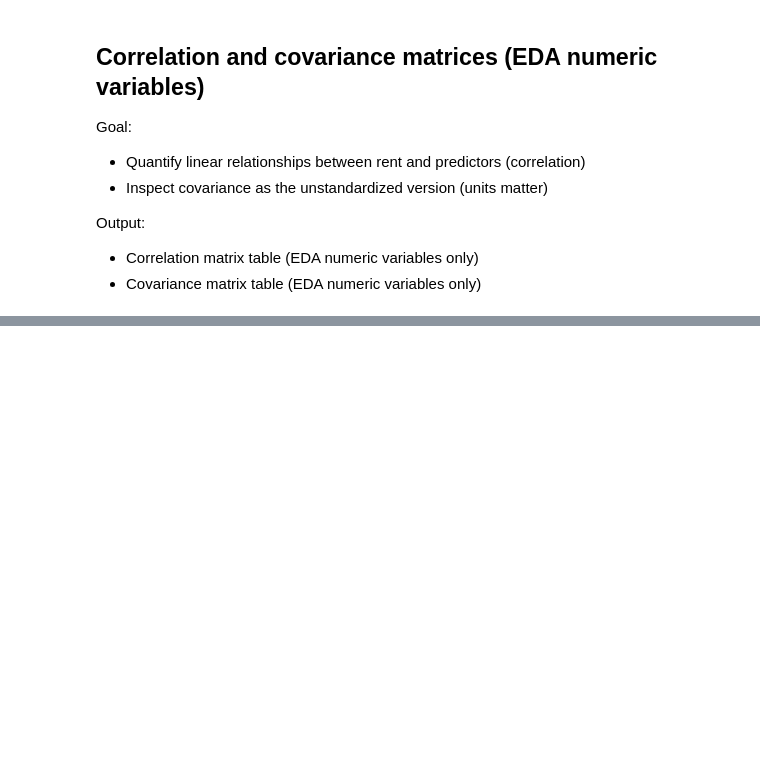
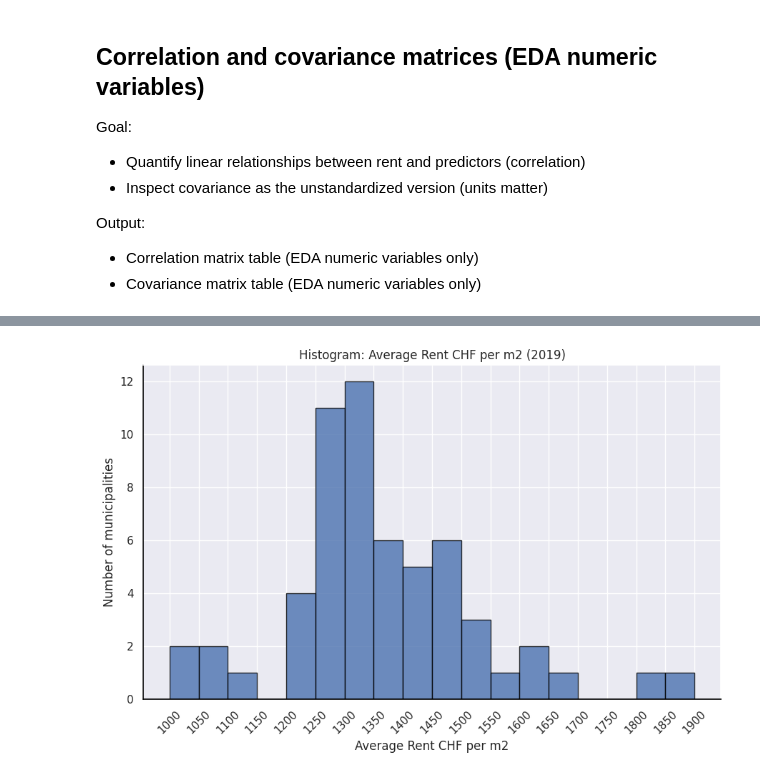
Before and after one commit to hamedamini-zhaw/ARM_Gruppe-5, a Jupyter notebook: 03 - EDA/EDA.ipynb, the cells around one changed output, grey strips where cells are left out. Saved outputs shown, nothing was run; the diff lists cells and outputs as text; code cells hidden in the pictures; blank space fills up the shorter version.

```diff
--- a/03 - EDA/EDA.ipynb
+++ b/03 - EDA/EDA.ipynb
@@ -417,0 +408,32 @@ Covariance matrix (EDA numeric variables):
+# %%
+target = "Average Rent CHF per m2"
+
+x = df[target].dropna().values
+
+# Define clean bin edges (50 CHF steps)
+bin_width = 50
+x_min = np.floor(x.min() / bin_width) * bin_width
+x_max = np.ceil(x.max() / bin_width) * bin_width
+bins = np.arange(x_min, x_max + bin_width, bin_width)
+
+plt.figure(figsize=(9,6))
+plt.hist(x, bins=bins, edgecolor="black", linewidth=1, alpha=0.8)
+
+plt.title("Histogram: Average Rent CHF per m2 (2019)")
+plt.xlabel("Average Rent CHF per m2")
+plt.ylabel("Number of municipalities")
+
+# Clean ticks: show every bin edge (or every 2nd if too crowded)
+plt.xticks(bins, rotation=45)
+
+# Make axes lines clearly visible
+ax = plt.gca()
+ax.spines["bottom"].set_color("black")
+ax.spines["left"].set_color("black")
+ax.spines["bottom"].set_linewidth(1.2)
+ax.spines["left"].set_linewidth(1.2)
+
+plt.tight_layout()
+plt.show()
+# %% [output]
+[figure, added]
```
Also changed, not shown: parts of 8 cells of this notebook.
